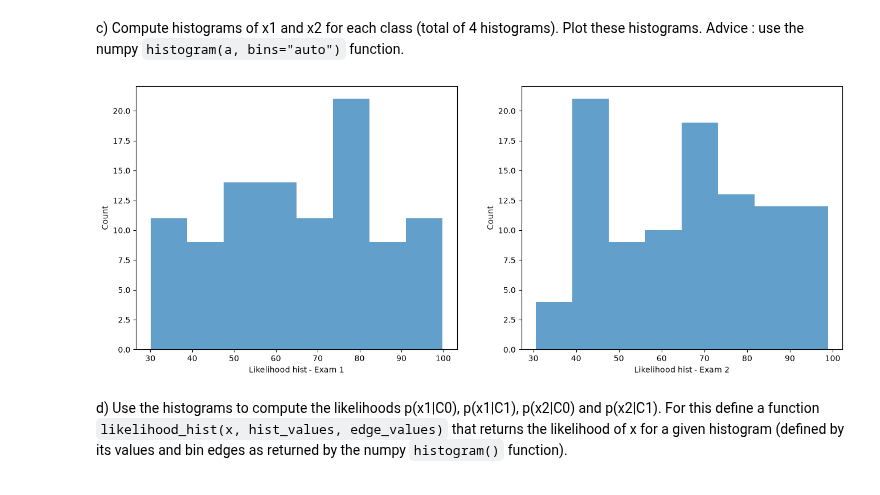
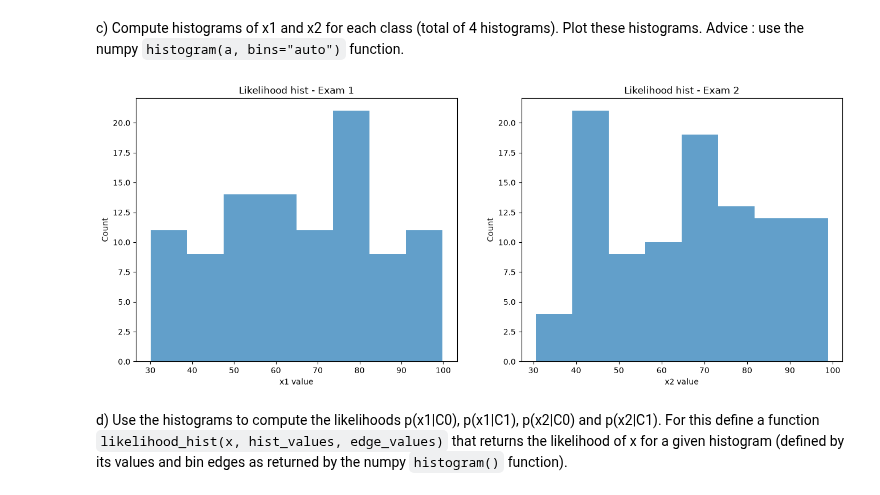
Before and after one commit to MadeInShineA/master, a Jupyter notebook: ma1/ml/week-3/ex1/ex1-bayes-stud.ipynb, the cells around one changed output. Drawn from its saved outputs; the diff is of its cells as text; code cells hidden in the pictures.

```diff
--- a/ma1/ml/week-3/ex1/ex1-bayes-stud.ipynb
+++ b/ma1/ml/week-3/ex1/ex1-bayes-stud.ipynb
@@ -56,37 +45,40 @@ priors
 # %% [markdown]
 c) Compute histograms of x1 and x2 for each class (total of 4 histograms). Plot these histograms. Advice : use the numpy `histogram(a, bins="auto")` function.
 # %%
-# TODO: Compute histograms
-def compute_histogram(values):
-    counts, edges = np.histogram(values, bins="auto")
+# DONE: Compute histograms
+def compute_histogram(values, num_bins="auto"):
+    counts, edges = np.histogram(values, bins=num_bins)
     return counts, edges
+
 
 counts_x1, edges_x1 = compute_histogram(X_train["x1"])
 counts_x2, edges_x2 = compute_histogram(X_train["x2"])
 
 # Bin centers and widths
 width_x1 = edges_x1[1] - edges_x1[0]
 centers_x1 = (edges_x1[:-1] + edges_x1[1:]) / 2
 
 width_x2 = edges_x2[1] - edges_x2[0]
 centers_x2 = (edges_x2[:-1] + edges_x2[1:]) / 2
 
-# TODO: plot histograms
+# DONE: plot histograms
 plt.figure(figsize=(16, 6))
 
 plt.subplot(1, 2, 1)
 plt.bar(centers_x1, counts_x1, width=width_x1, alpha=0.7)
-plt.xlabel('Likelihood hist - Exam 1')
-plt.ylabel('Count')
+plt.xlabel("x1 value")
+plt.ylabel("Count")
+plt.title("Likelihood hist - Exam 1")
 
 plt.subplot(1, 2, 2)
 plt.bar(centers_x2, counts_x2, width=width_x2, alpha=0.7)
-plt.xlabel('Likelihood hist - Exam 2')
-plt.ylabel('Count')
+plt.xlabel("x2 value")
+plt.ylabel("Count")
+plt.title("Likelihood hist - Exam 2")
 
 plt.show()
 # %% [output]
-[figure, old version]
+[figure, new version]
 # %% [markdown]
 d) Use the histograms to compute the likelihoods p(x1|C0), p(x1|C1), p(x2|C0) and p(x2|C1). For this define a function `likelihood_hist(x, hist_values, edge_values)` that returns the likelihood of x for a given histogram (defined by its values and bin edges as returned by the numpy `histogram()` function).
 # %%
```
Also changed, not shown: parts of 24 cells of this notebook, 7 other files.
